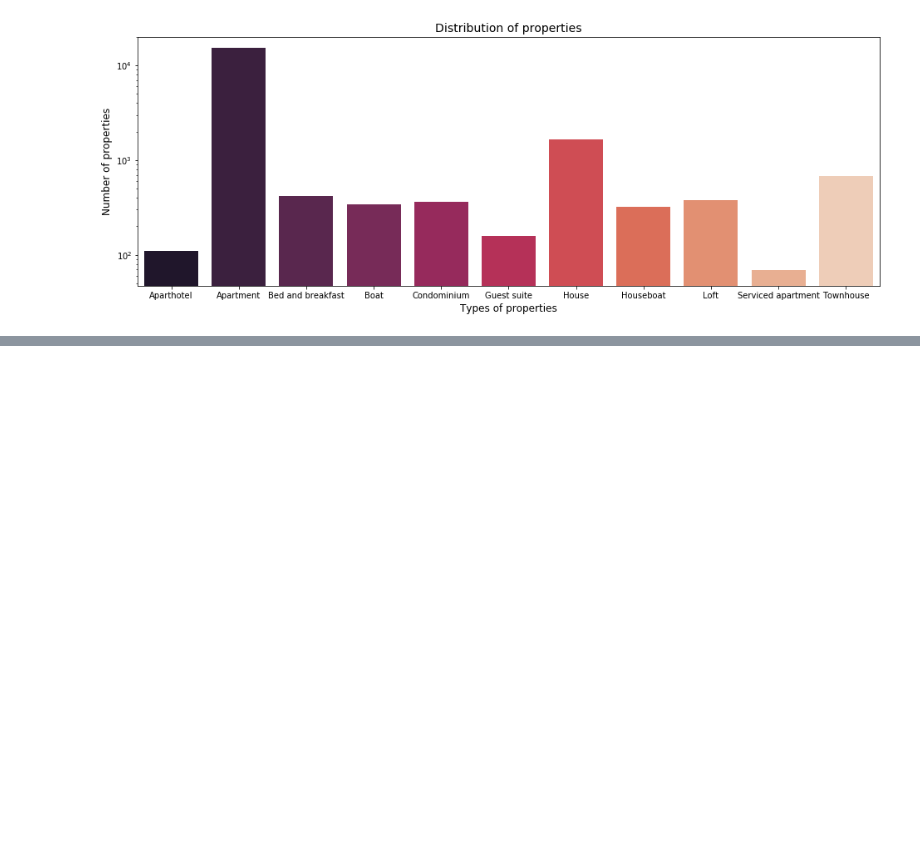
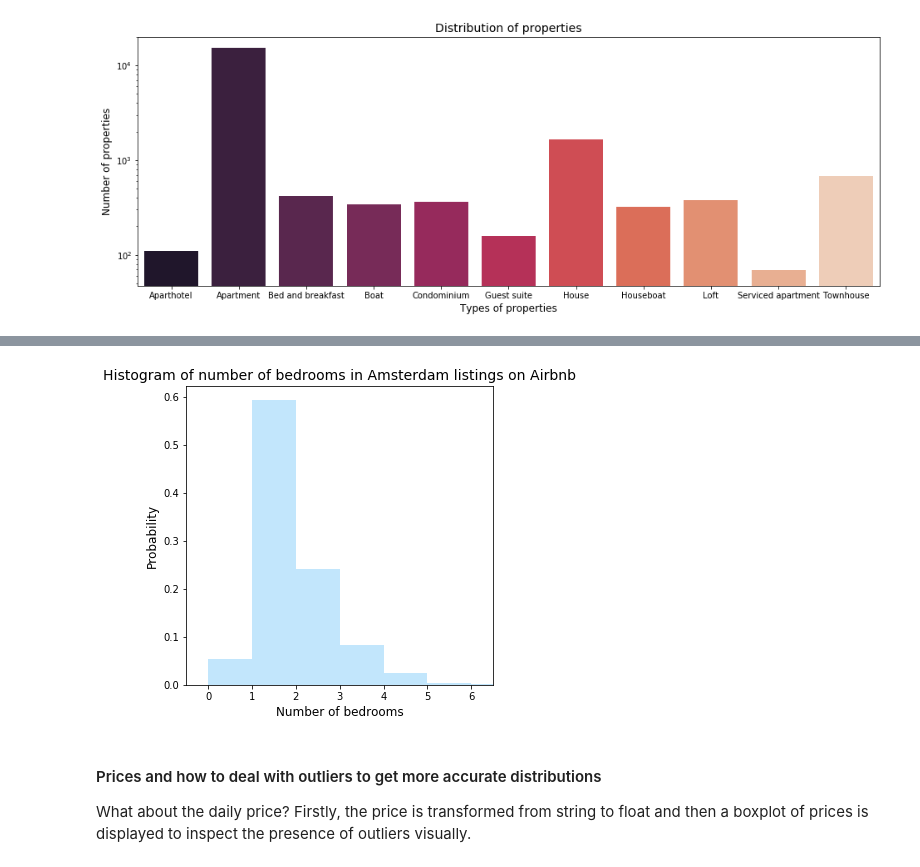
Before and after one commit to Daesparz/airbnb_amsterdam, a Jupyter notebook: Data_analysis/analysis_neighborhoods.ipynb, the cells around one changed output, grey strips where cells are left out. Drawn from its saved outputs; the diff is of its cells as text; code cells hidden in the pictures; blank space fills up the shorter version.

```diff
--- a/Data_analysis/analysis_neighborhoods.ipynb
+++ b/Data_analysis/analysis_neighborhoods.ipynb
@@ -463,0 +501,13 @@ Index(['id', 'listing_url', 'scrape_id', 'last_scraped', 'name', 'summary',
+# %%
+_ = plt.figure(figsize=(5.5, 5.5))
+_ = plt.hist(properties.bedrooms.dropna(), bins=12, alpha=0.5, density = True, facecolor='lightskyblue')
+_ = plt.xlabel('Number of bedrooms', size=12)
+_ = plt.ylabel('Probability', size=12)
+_ = plt.title('Histogram of number of bedrooms in Amsterdam listings on Airbnb', size=14)
+_ = plt.xlim(-0.5, 6.5)
+# %% [output]
+[figure, added]
+# %% [markdown]
+#### Prices and how to deal with outliers to get more accurate distributions
+
+What about the daily price? Firstly, the price is transformed from string to float and then a boxplot of prices is displayed to inspect the presence of outliers visually.
```
Also changed, not shown: parts of 48 cells of this notebook, 7 other files.
